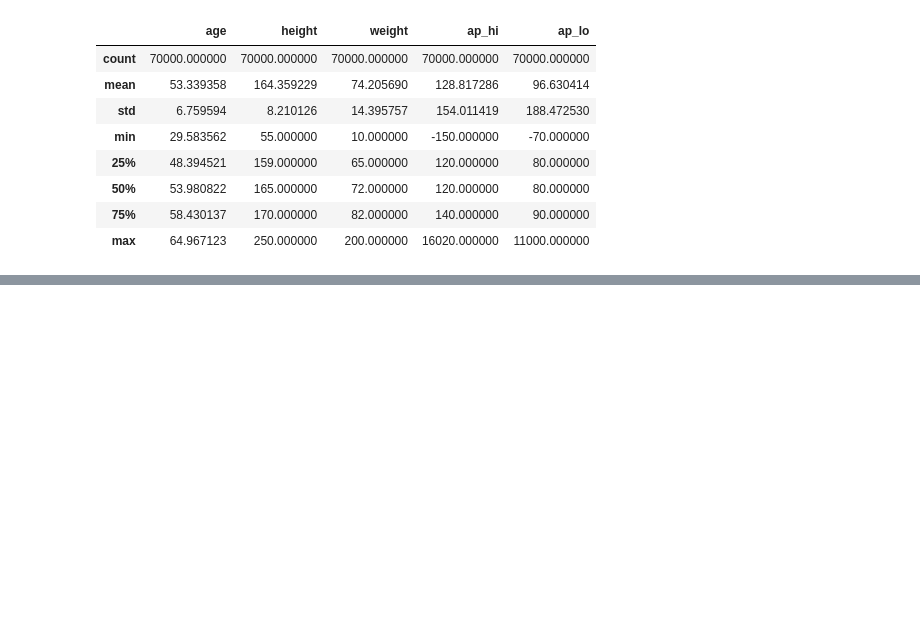
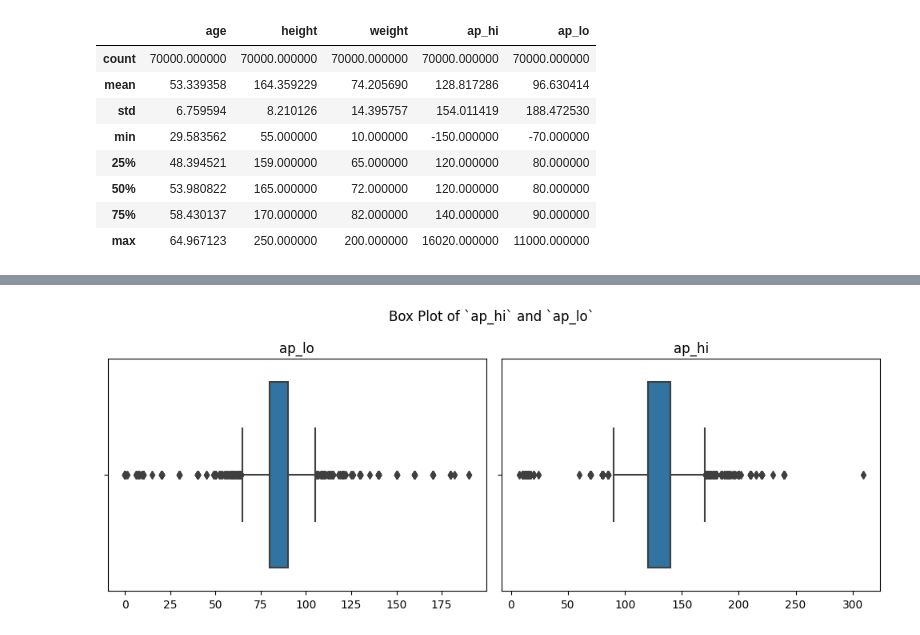
Before and after one commit to Shivam-3921/cardio_disease_prediction, a Jupyter notebook: cardio_diesease.ipynb, the cells around one changed output, grey strips where cells are left out. Saved outputs shown, nothing was run; the diff lists cells and outputs as text; code cells hidden in the pictures; blank space fills up the shorter version.

```diff
--- a/cardio_diesease.ipynb
+++ b/cardio_diesease.ipynb
@@ -122,0 +126,13 @@ df[numerical_columns].describe()
+# %%
+fig, ax = plt.subplots(1, 2, figsize = (10,4))
+
+sns.boxplot(df, x= "ap_lo", ax = ax[0])
+sns.boxplot(df, x= "ap_hi", ax = ax[1])
+ax[0].set_title("ap_lo")
+ax[0].set_xlabel(None)
+ax[1].set_title("ap_hi")
+ax[1].set_xlabel(None)
+fig.suptitle("Box Plot of `ap_hi` and `ap_lo`")
+plt.tight_layout()
+# %% [output]
+[figure, added]
```
Also changed, not shown: parts of 33 cells of this notebook.
